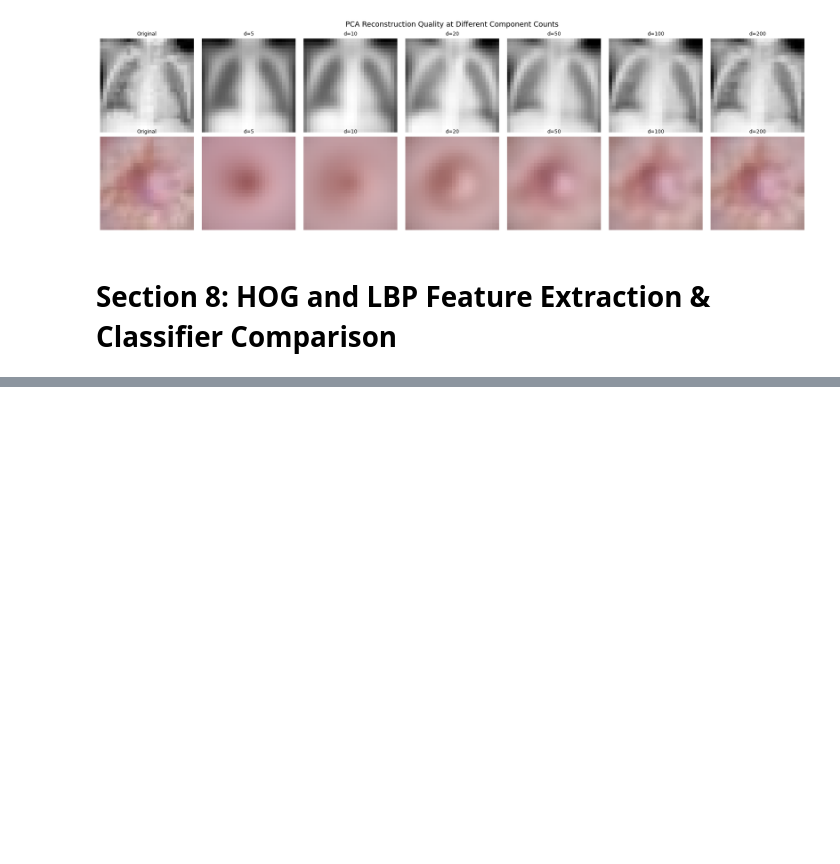
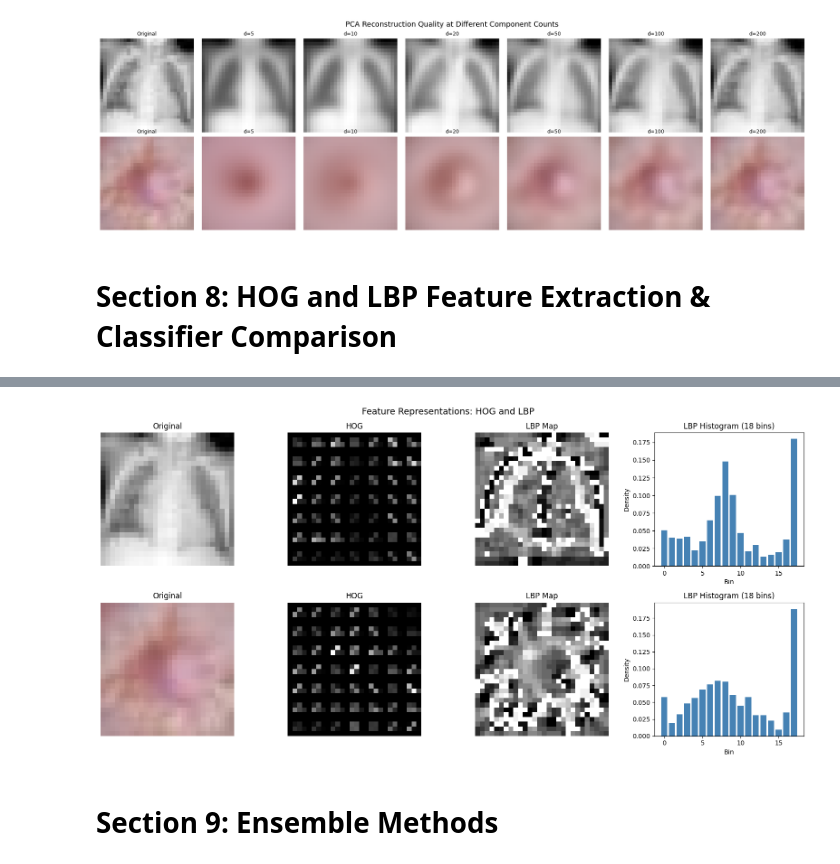
Before and after one commit to ramgoenka/MedMNIST-Image-Classification-and-VC-Bound, a Jupyter notebook: Code.ipynb, the cells around one changed output, grey strips where cells are left out. Cells and saved outputs as stored; diff of their text form; code cells hidden in the pictures; blank space fills up the shorter version.

```diff
--- a/Code.ipynb
+++ b/Code.ipynb
@@ -994,0 +1148,60 @@ All features extracted and standardized.
+# %%
+fig, axes = plt.subplots(2, 4, figsize=(16, 8))
+sample_pn = pn_train_imgs[0].squeeze()
+
+axes[0, 0].imshow(sample_pn, cmap='gray')
+axes[0, 0].set_title('Original')
+axes[0, 0].axis('off')
+
+_, hog_img_pn = hog(sample_pn, orientations=9, pixels_per_cell=(4, 4),
+                     cells_per_block=(2, 2), visualize=True)
+axes[0, 1].imshow(hog_img_pn, cmap='gray')
+axes[0, 1].set_title('HOG')
+axes[0, 1].axis('off')
+
+lbp_img_pn = local_binary_pattern(sample_pn, P=16, R=2, method='uniform')
+axes[0, 2].imshow(lbp_img_pn, cmap='gray')
+axes[0, 2].set_title('LBP Map')
+axes[0, 2].axis('off')
+
+lbp_hist_pn, _ = np.histogram(lbp_img_pn.ravel(), bins=18, range=(0, 18), density=True)
+axes[0, 3].bar(range(18), lbp_hist_pn, color='steelblue')
+axes[0, 3].set_title('LBP Histogram (18 bins)')
+axes[0, 3].set_xlabel('Bin')
+axes[0, 3].set_ylabel('Density')
+
+axes[0, 0].set_ylabel('PneumoniaMNIST', fontsize=12)
+
+sample_dm = dm_train_imgs[0]
+sample_dm_gray = np.mean(sample_dm, axis=2).astype(np.uint8)
+
+axes[1, 0].imshow(sample_dm)
+axes[1, 0].set_title('Original')
+axes[1, 0].axis('off')
+
+_, hog_img_dm = hog(sample_dm_gray, orientations=9, pixels_per_cell=(4, 4),
+                     cells_per_block=(2, 2), visualize=True)
+axes[1, 1].imshow(hog_img_dm, cmap='gray')
+axes[1, 1].set_title('HOG')
+axes[1, 1].axis('off')
+
+lbp_img_dm = local_binary_pattern(sample_dm_gray, P=16, R=2, method='uniform')
+axes[1, 2].imshow(lbp_img_dm, cmap='gray')
+axes[1, 2].set_title('LBP Map')
+axes[1, 2].axis('off')
+
+lbp_hist_dm, _ = np.histogram(lbp_img_dm.ravel(), bins=18, range=(0, 18), density=True)
+axes[1, 3].bar(range(18), lbp_hist_dm, color='steelblue')
+axes[1, 3].set_title('LBP Histogram (18 bins)')
+axes[1, 3].set_xlabel('Bin')
+axes[1, 3].set_ylabel('Density')
+
+axes[1, 0].set_ylabel('DermaMNIST', fontsize=12)
+
+plt.suptitle('Feature Representations: HOG and LBP', fontsize=14)
+plt.tight_layout()
+plt.show()
+# %% [output]
+[figure, added]
+# %% [markdown]
+# Section 9: Ensemble Methods
```
Also changed, not shown: parts of 11 cells of this notebook, 1 other file.
